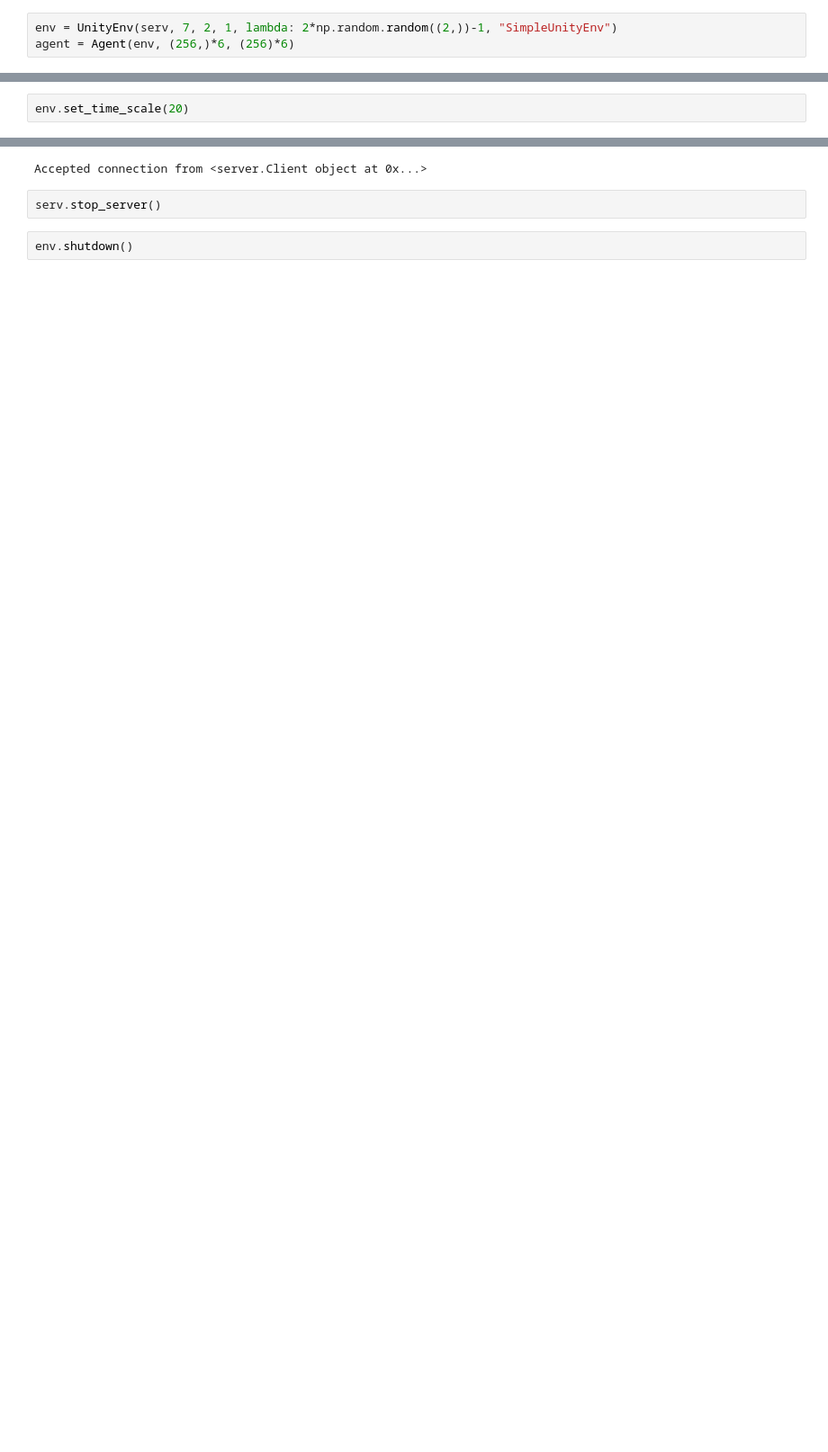
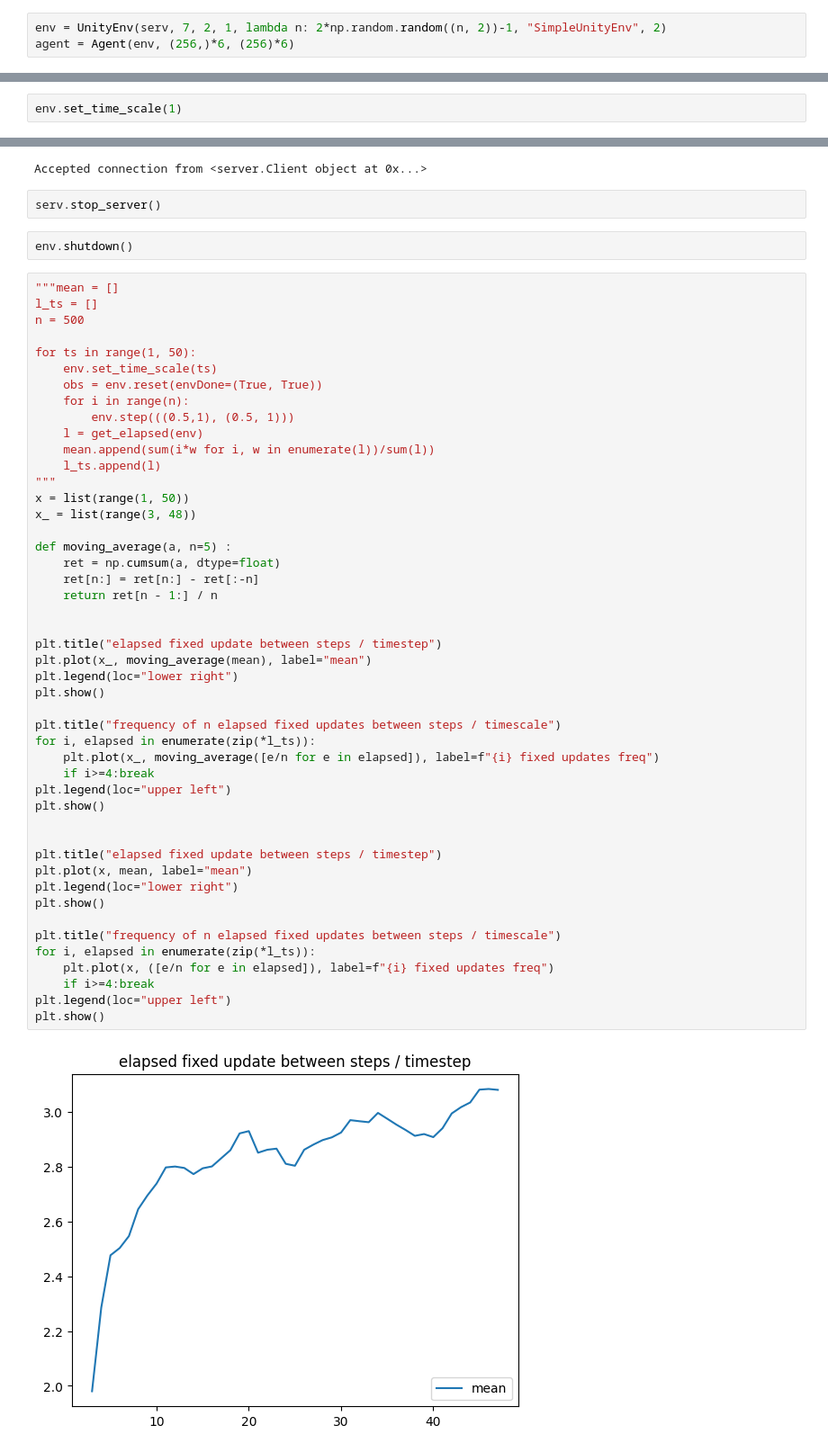
Before and after one commit to nicolasrblt/RL, a Jupyter notebook: python/test.ipynb, the cells around one changed output, grey strips where cells are left out. Shown at 90% size. Drawn from its saved outputs; the diff is of its cells as text; blank space fills up the shorter version.

```diff
--- a/python/test.ipynb
+++ b/python/test.ipynb
@@ -14,7 +14,7 @@ import matplotlib.pyplot as plt
 # %%
 serv = Server(host="127.0.0.1", port=5004)
 # %%
-env = UnityEnv(serv, 7, 2, 1, lambda: 2*np.random.random((2,))-1, "SimpleUnityEnv")
+env = UnityEnv(serv, 7, 2, 1, lambda n: 2*np.random.random((n, 2))-1, "SimpleUnityEnv", 2)
 agent = Agent(env, (256,)*6, (256)*6)
 # %%
 cp = torch.load(f"save/{env.get_name()}/checkpoint.pt")
@@ -30,5 +30,5 @@ Accepted connection from <server.Client object at 0x...> (('127.0.0.1', 40732))
 # %%
-env.set_time_scale(20)
+env.set_time_scale(1)
 # %%
 agent.train(from_epoch=0, epoch_len=10_000, start_steps=10_000, max_episode_len=4_000)
 # %% [output]
@@ -73,3 +76,52 @@ Accepted connection from <server.Client object at 0x...>
 serv.stop_server()
 # %%
 env.shutdown()
+# %%
+"""mean = []
+l_ts = []
+n = 500
+
+for ts in range(1, 50):
+    env.set_time_scale(ts)
+    obs = env.reset(envDone=(True, True))
+    for i in range(n):
+        env.step(((0.5,1), (0.5, 1)))
+    l = get_elapsed(env)
+    mean.append(sum(i*w for i, w in enumerate(l))/sum(l))
+    l_ts.append(l)
+"""
+x = list(range(1, 50))
+x_ = list(range(3, 48))
+
+def moving_average(a, n=5) :
+    ret = np.cumsum(a, dtype=float)
+    ret[n:] = ret[n:] - ret[:-n]
+    return ret[n - 1:] / n
+
+
+plt.title("elapsed fixed update between steps / timestep")
+plt.plot(x_, moving_average(mean), label="mean")
+plt.legend(loc="lower right")
+plt.show()
+
+plt.title("frequency of n elapsed fixed updates between steps / timescale")
+for i, elapsed in enumerate(zip(*l_ts)):
+    plt.plot(x_, moving_average([e/n for e in elapsed]), label=f"{i} fixed updates freq")
+    if i>=4:break
+plt.legend(loc="upper left")
+plt.show()
+
+
+plt.title("elapsed fixed update between steps / timestep")
+plt.plot(x, mean, label="mean")
+plt.legend(loc="lower right")
+plt.show()
+
+plt.title("frequency of n elapsed fixed updates between steps / timescale")
+for i, elapsed in enumerate(zip(*l_ts)):
+    plt.plot(x, ([e/n for e in elapsed]), label=f"{i} fixed updates freq")
+    if i>=4:break
+plt.legend(loc="upper left")
+plt.show()
+# %% [output]
+[figure, added]
```
Also changed, not shown: parts of 11 cells of this notebook, 28 other files.
